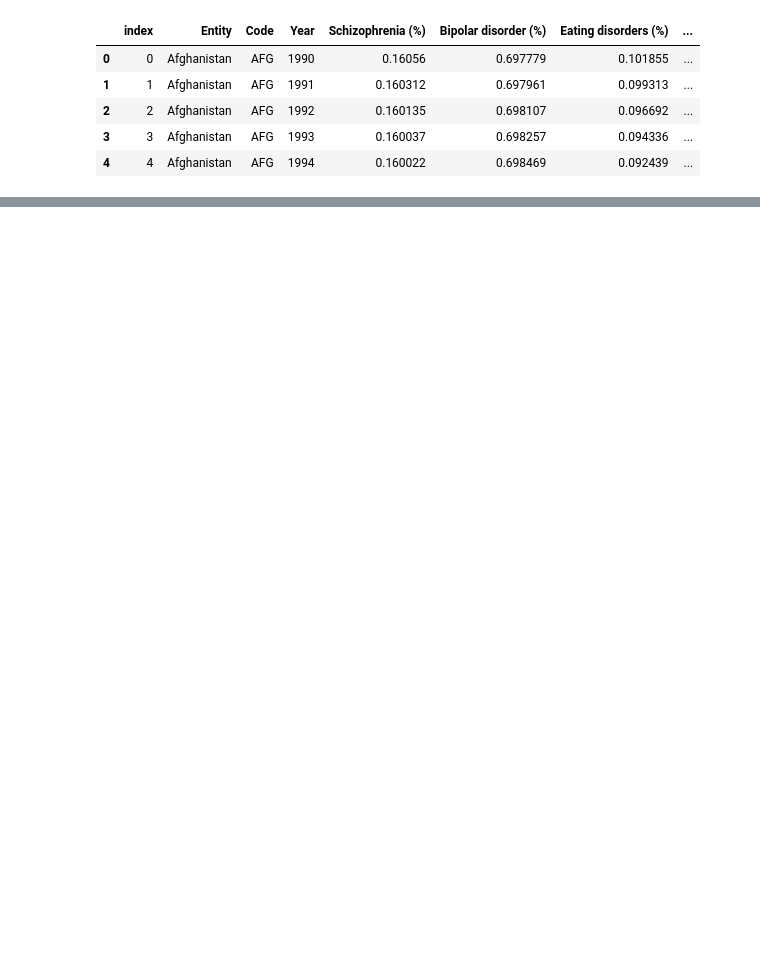
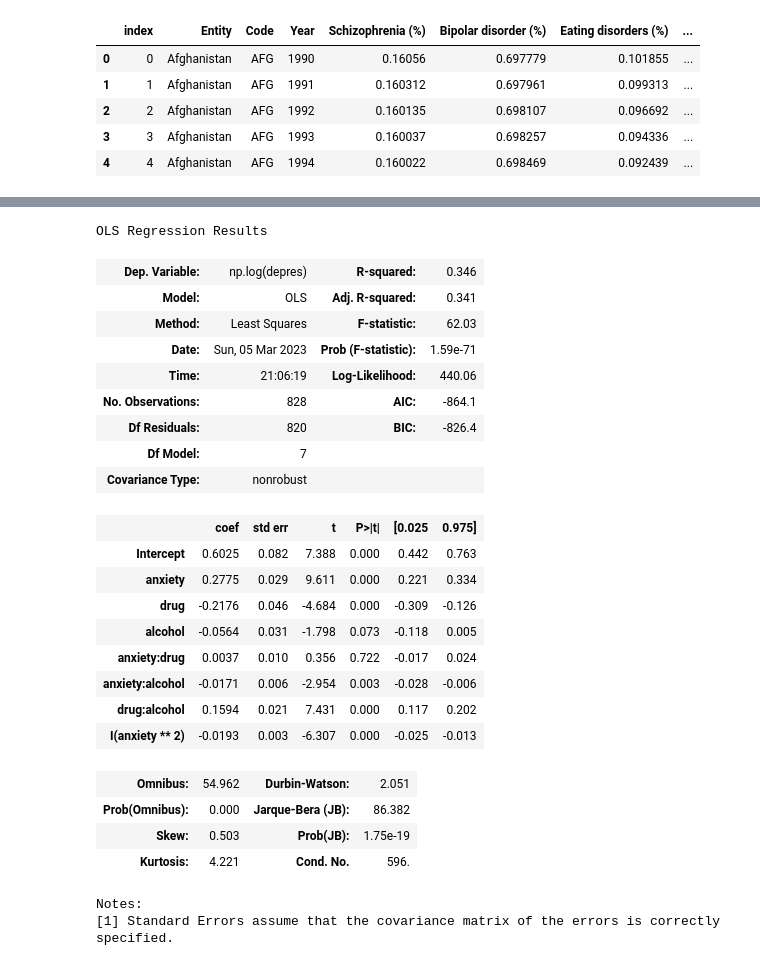
Before and after one commit to marlenealanis/stat-303-2-project, a Jupyter notebook: Project_dataframe.ipynb, the cells around one changed output, grey strips where cells are left out. Saved outputs shown, nothing was run; the diff lists cells and outputs as text; code cells hidden in the pictures; blank space fills up the shorter version.

```diff
--- a/Project_dataframe.ipynb
+++ b/Project_dataframe.ipynb
@@ -133,0 +162,30 @@ strong multicollinearity or other numerical problems.
+# %%
+ols_object = smf.ols(formula = 'np.log(depres)~(anxiety+drug+alcohol)**2+I(anxiety**2)', data = train)
+model_log = ols_object.fit()
+model_log.summary()
+# %% [output]
+OLS Regression Results
+| Dep. Variable: | np.log(depres) | R-squared: | 0.346 |
+| Model: | OLS | Adj. R-squared: | 0.341 |
+| Method: | Least Squares | F-statistic: | 62.03 |
+| Date: | Sun, 05 Mar 2023 | Prob (F-statistic): | 1.59e-71 |
+| Time: | 21:06:19 | Log-Likelihood: | 440.06 |
+| No. Observations: | 828 | AIC: | -864.1 |
+| Df Residuals: | 820 | BIC: | -826.4 |
+| Df Model: | 7 |  |  |
+| Covariance Type: | nonrobust |  |  |
+|  | coef | std err | t | P>|t| | [0.025 | 0.975] |
+| Intercept | 0.6025 | 0.082 | 7.388 | 0.000 | 0.442 | 0.763 |
+| anxiety | 0.2775 | 0.029 | 9.611 | 0.000 | 0.221 | 0.334 |
+| drug | -0.2176 | 0.046 | -4.684 | 0.000 | -0.309 | -0.126 |
+| alcohol | -0.0564 | 0.031 | -1.798 | 0.073 | -0.118 | 0.005 |
+| anxiety:drug | 0.0037 | 0.010 | 0.356 | 0.722 | -0.017 | 0.024 |
+| anxiety:alcohol | -0.0171 | 0.006 | -2.954 | 0.003 | -0.028 | -0.006 |
+| drug:alcohol | 0.1594 | 0.021 | 7.431 | 0.000 | 0.117 | 0.202 |
+| I(anxiety ** 2) | -0.0193 | 0.003 | -6.307 | 0.000 | -0.025 | -0.013 |
+| Omnibus: | 54.962 | Durbin-Watson: | 2.051 |
+| Prob(Omnibus): | 0.000 | Jarque-Bera (JB): | 86.382 |
+| Skew: | 0.503 | Prob(JB): | 1.75e-19 |
+| Kurtosis: | 4.221 | Cond. No. | 596. |
+Notes:
+[1] Standard Errors assume that the covariance matrix of the errors is correctly specified.
```
Also changed, not shown: parts of 6 cells of this notebook.
